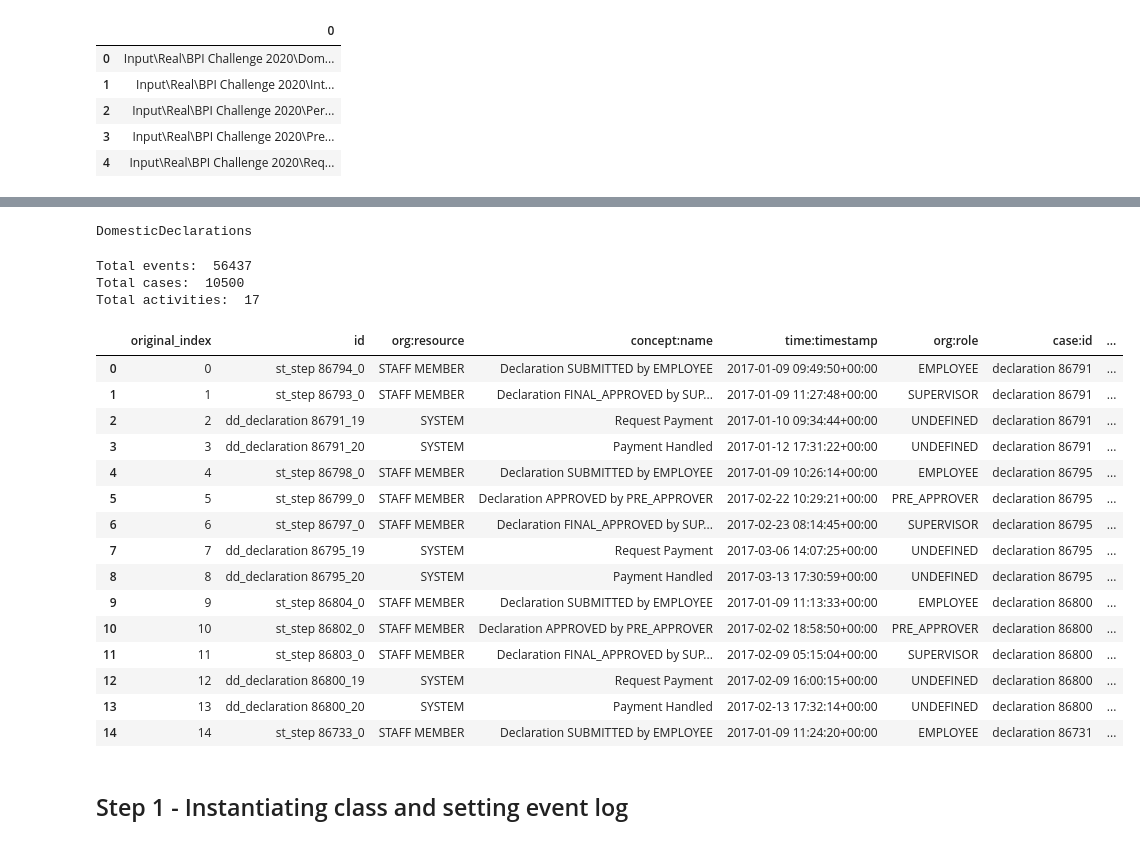
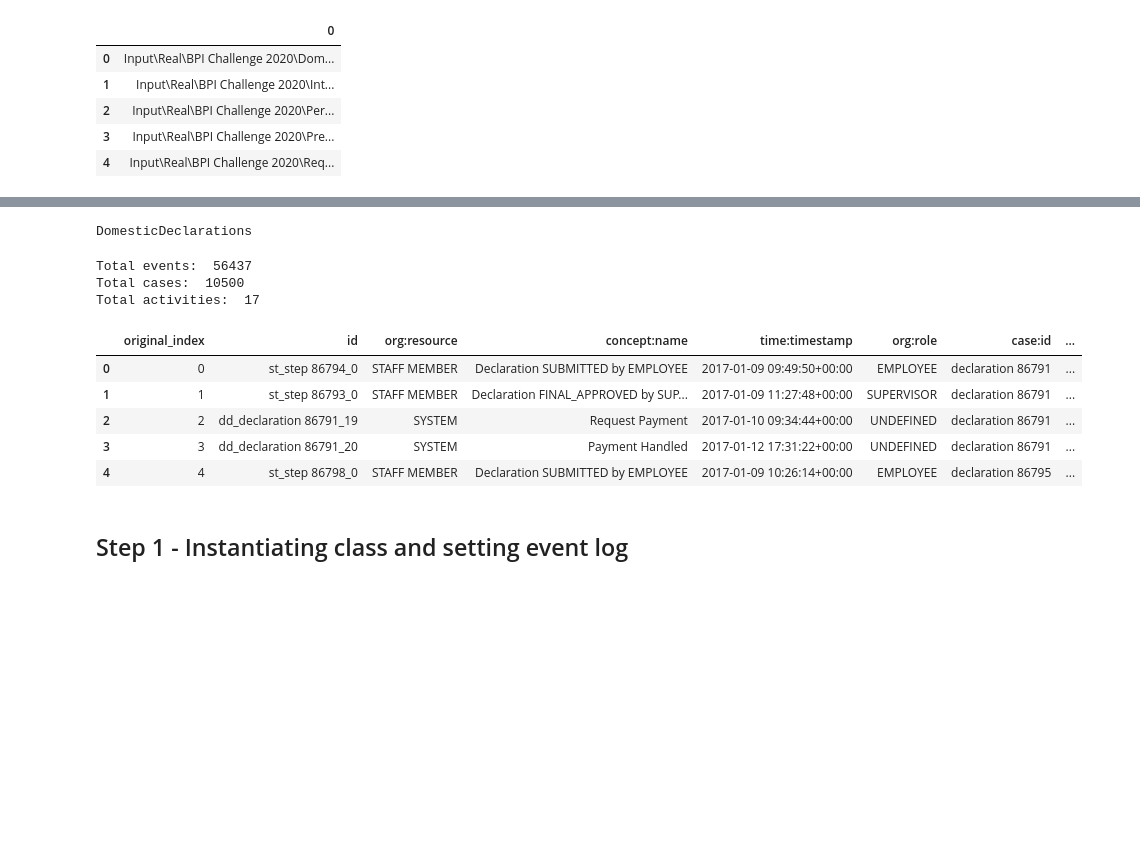
Before and after one commit to AC-Meira/Transition_Matrix_Process_Drift, a Jupyter notebook: Demonstration - Real Log - BPIC 2020.ipynb, the cells around one changed output, grey strips where cells are left out. Drawn from its saved outputs; the diff is of its cells as text; code cells hidden in the pictures; blank space fills up the shorter version.

```diff
--- a/Demonstration - Real Log - BPIC 2020.ipynb
+++ b/Demonstration - Real Log - BPIC 2020.ipynb
@@ -60,38 +57,28 @@ How many logs?  5
 # %%
 # Loading first event log
 log_path = logs_path[0]
 print(log_path.split("\\")[-1].split(".")[0])
 event_log = TMPD_utils.parse_xes(log_path)
 
 # Save original event index
 event_log = event_log.reset_index(names='original_index')
 
 # Showing loaded event log
 print("Total events: ", len(event_log))
 print("Total cases: ", len(event_log.groupby('case:id')))
 print("Total activities: ", len(event_log.groupby('concept:name')))
-event_log.head(15)
+event_log.head()
 # %% [output]
 DomesticDeclarations
 Total events:  56437
 Total cases:  10500
 Total activities:  17
 |  | original_index | id | org:resource | concept:name | time:timestamp | org:role | case:id | ... |
 | 0 | 0 | st_step 86794_0 | STAFF MEMBER | Declaration SUBMITTED by EMPLOYEE | 2017-01-09 09:49:50+00:00 | EMPLOYEE | declaration 86791 | ... |
 | 1 | 1 | st_step 86793_0 | STAFF MEMBER | Declaration FINAL_APPROVED by SUP... | 2017-01-09 11:27:48+00:00 | SUPERVISOR | declaration 86791 | ... |
 | 2 | 2 | dd_declaration 86791_19 | SYSTEM | Request Payment | 2017-01-10 09:34:44+00:00 | UNDEFINED | declaration 86791 | ... |
 | 3 | 3 | dd_declaration 86791_20 | SYSTEM | Payment Handled | 2017-01-12 17:31:22+00:00 | UNDEFINED | declaration 86791 | ... |
 | 4 | 4 | st_step 86798_0 | STAFF MEMBER | Declaration SUBMITTED by EMPLOYEE | 2017-01-09 10:26:14+00:00 | EMPLOYEE | declaration 86795 | ... |
-| 5 | 5 | st_step 86799_0 | STAFF MEMBER | Declaration APPROVED by PRE_APPROVER | 2017-02-22 10:29:21+00:00 | PRE_APPROVER | declaration 86795 | ... |
-| 6 | 6 | st_step 86797_0 | STAFF MEMBER | Declaration FINAL_APPROVED by SUP... | 2017-02-23 08:14:45+00:00 | SUPERVISOR | declaration 86795 | ... |
-| 7 | 7 | dd_declaration 86795_19 | SYSTEM | Request Payment | 2017-03-06 14:07:25+00:00 | UNDEFINED | declaration 86795 | ... |
-| 8 | 8 | dd_declaration 86795_20 | SYSTEM | Payment Handled | 2017-03-13 17:30:59+00:00 | UNDEFINED | declaration 86795 | ... |
-| 9 | 9 | st_step 86804_0 | STAFF MEMBER | Declaration SUBMITTED by EMPLOYEE | 2017-01-09 11:13:33+00:00 | EMPLOYEE | declaration 86800 | ... |
-| 10 | 10 | st_step 86802_0 | STAFF MEMBER | Declaration APPROVED by PRE_APPROVER | 2017-02-02 18:58:50+00:00 | PRE_APPROVER | declaration 86800 | ... |
-| 11 | 11 | st_step 86803_0 | STAFF MEMBER | Declaration FINAL_APPROVED by SUP... | 2017-02-09 05:15:04+00:00 | SUPERVISOR | declaration 86800 | ... |
-| 12 | 12 | dd_declaration 86800_19 | SYSTEM | Request Payment | 2017-02-09 16:00:15+00:00 | UNDEFINED | declaration 86800 | ... |
-| 13 | 13 | dd_declaration 86800_20 | SYSTEM | Payment Handled | 2017-02-13 17:32:14+00:00 | UNDEFINED | declaration 86800 | ... |
-| 14 | 14 | st_step 86733_0 | STAFF MEMBER | Declaration SUBMITTED by EMPLOYEE | 2017-01-09 11:24:20+00:00 | EMPLOYEE | declaration 86731 | ... |
 # %% [markdown]
 ## Step 1 - Instantiating class and setting event log
 # %%
```
Also changed, not shown: parts of 23 cells of this notebook, 5 other files.
